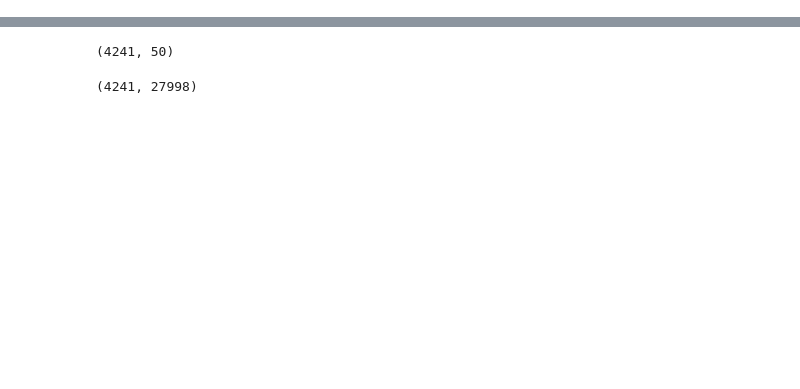
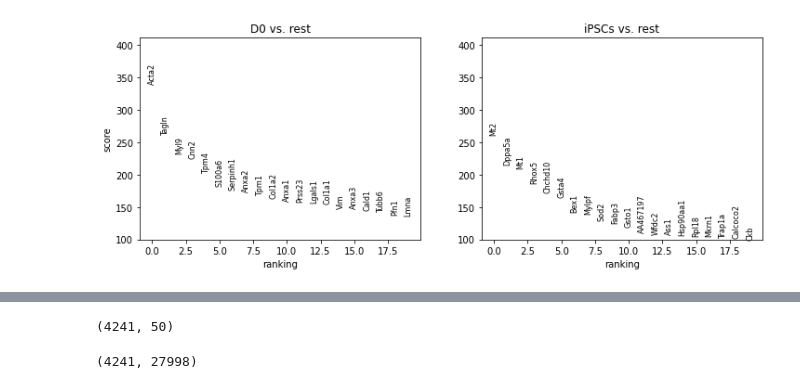
Before and after one commit to ioneliabuzatu/grn-control, a Jupyter notebook: data/GEO/GSE122662/analyse_data.ipynb, the cells around one changed output, grey strips where cells are left out. Saved outputs shown, nothing was run; the diff lists cells and outputs as text; code cells hidden in the pictures; blank space fills up the shorter version.

```diff
--- a/data/GEO/GSE122662/analyse_data.ipynb
+++ b/data/GEO/GSE122662/analyse_data.ipynb
@@ -59,7 +60,7 @@ def make_all_raw_datasets(samples, paths, names, meta, keep_n_geens=10000):
         if meta[i] is None:
             dataset = make_raw_dataset(samples[i], paths[i], names[i])
             sc.pp.filter_genes(dataset, min_cells=10)
-            run_normalization(dataset, n_top_genes=keep_n_geens)
+            run_normalization(dataset, n_top_genes=keep_n_geens, plot=True)
             datasets.append(dataset)
 
     # concatenate data
@@ -88,6 +89,7 @@ def run_normalization(dataset, n_top_genes=None, plot=False):
     :param dataset: AnnData dataset
     :return: filtered dataset
     """
+    print("dataset_shape:", dataset.shape)
     norm_data = sc.pp.recipe_zheng17(dataset, n_top_genes=n_top_genes, log=True, plot=plot)
     return norm_data
 
@@ -159,0 +196,4 @@ AnnData object with n_obs × n_vars = 7158 × 14999
+# %%
+sc.pl.rank_genes_groups(all_data)
+# %% [output]
+[figure, added]
```
Also changed, not shown: parts of 28 cells of this notebook, 1 other file.
